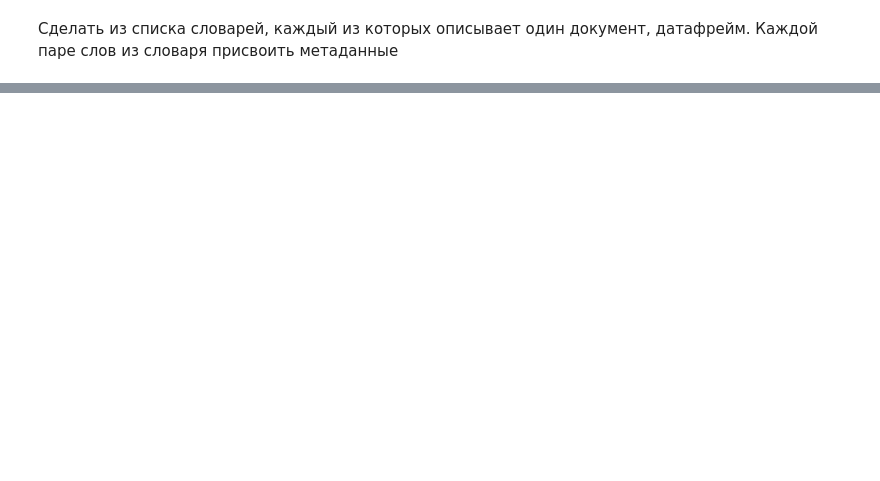
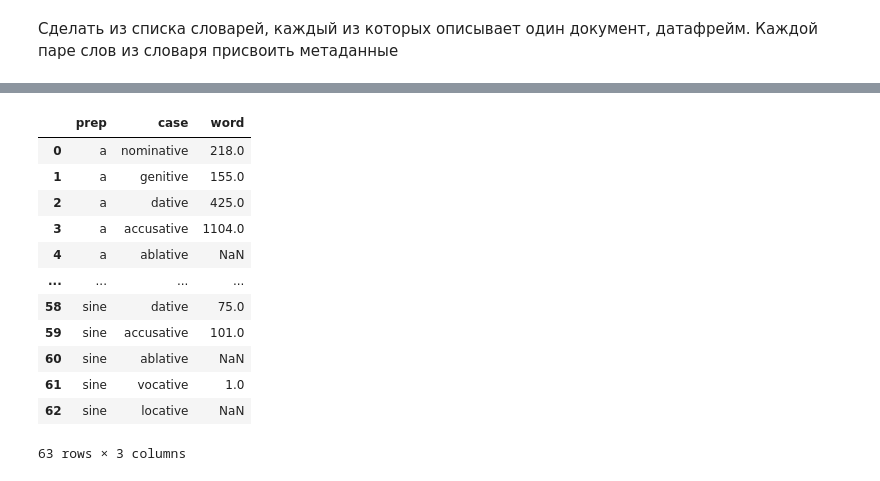
Before and after one commit to bamaxi/latin-project, a Jupyter notebook: main.ipynb, the cells around one changed output, grey strips where cells are left out. Saved outputs shown, nothing was run; the diff lists cells and outputs as text; code cells hidden in the pictures; blank space fills up the shorter version.

Commit message:
Code for creating groupby and graphics

```diff
--- a/main.ipynb
+++ b/main.ipynb
@@ -429,0 +636,17 @@ df_full[df_full['pos'] == 'preposition'][['prep','word', 'sentence']].groupby(
+# %%
+df_by_prep = df_full[['prep', 'case', 'word']].groupby(['prep', 'case'], as_index=False)['word'].count()
+df_by_prep
+# %% [output]
+|  | prep | case | word |
+| 0 | a | nominative | 218.0 |
+| 1 | a | genitive | 155.0 |
+| 2 | a | dative | 425.0 |
+| 3 | a | accusative | 1104.0 |
+| 4 | a | ablative | NaN |
+| ... | ... | ... | ... |
+| 58 | sine | dative | 75.0 |
+| 59 | sine | accusative | 101.0 |
+| 60 | sine | ablative | NaN |
+| 61 | sine | vocative | 1.0 |
+| 62 | sine | locative | NaN |
+63 rows × 3 columns
```
Also changed, not shown: parts of 24 cells of this notebook, 4 other files.
